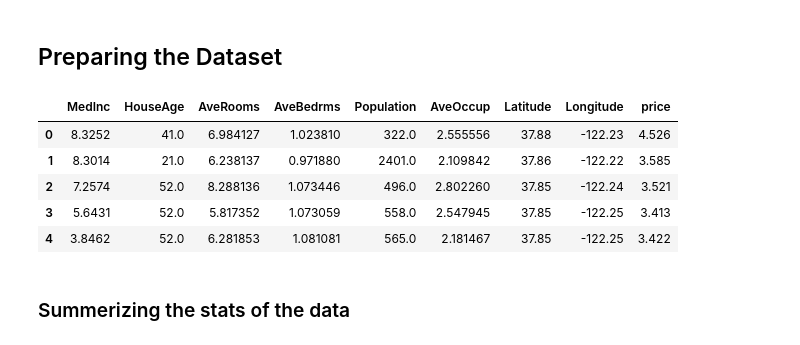
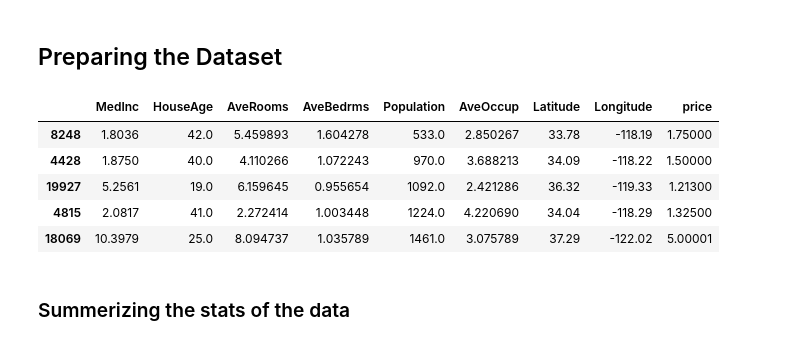
Before and after one commit to umashree-k-dandin/California_house_pricing, a Jupyter notebook: House_Pricing.ipynb, the cells around one changed output. Saved outputs shown, nothing was run; the diff lists cells and outputs as text; code cells hidden in the pictures.

```diff
--- a/House_Pricing.ipynb
+++ b/House_Pricing.ipynb
@@ -45,14 +66,14 @@ dataset =pd.DataFrame(housing.data,columns = housing.feature_names)
 # %%
 dataset['price'] = housing.target
 # %%
-dataset.head()
+dataset.sample(5)
 # %% [output]
 |  | MedInc | HouseAge | AveRooms | AveBedrms | Population | AveOccup | Latitude | Longitude | price |
-| 0 | 8.3252 | 41.0 | 6.984127 | 1.023810 | 322.0 | 2.555556 | 37.88 | -122.23 | 4.526 |
-| 1 | 8.3014 | 21.0 | 6.238137 | 0.971880 | 2401.0 | 2.109842 | 37.86 | -122.22 | 3.585 |
-| 2 | 7.2574 | 52.0 | 8.288136 | 1.073446 | 496.0 | 2.802260 | 37.85 | -122.24 | 3.521 |
-| 3 | 5.6431 | 52.0 | 5.817352 | 1.073059 | 558.0 | 2.547945 | 37.85 | -122.25 | 3.413 |
-| 4 | 3.8462 | 52.0 | 6.281853 | 1.081081 | 565.0 | 2.181467 | 37.85 | -122.25 | 3.422 |
+| 8248 | 1.8036 | 42.0 | 5.459893 | 1.604278 | 533.0 | 2.850267 | 33.78 | -118.19 | 1.75000 |
+| 4428 | 1.8750 | 40.0 | 4.110266 | 1.072243 | 970.0 | 3.688213 | 34.09 | -118.22 | 1.50000 |
+| 19927 | 5.2561 | 19.0 | 6.159645 | 0.955654 | 1092.0 | 2.421286 | 36.32 | -119.33 | 1.21300 |
+| 4815 | 2.0817 | 41.0 | 2.272414 | 1.003448 | 1224.0 | 4.220690 | 34.04 | -118.29 | 1.32500 |
+| 18069 | 10.3979 | 25.0 | 8.094737 | 1.035789 | 1461.0 | 3.075789 | 37.29 | -122.02 | 5.00001 |
 # %% [markdown]
 ### Summerizing the  stats of the data
 # %%
```
Also changed, not shown: parts of 4 cells of this notebook, 5 other files.
